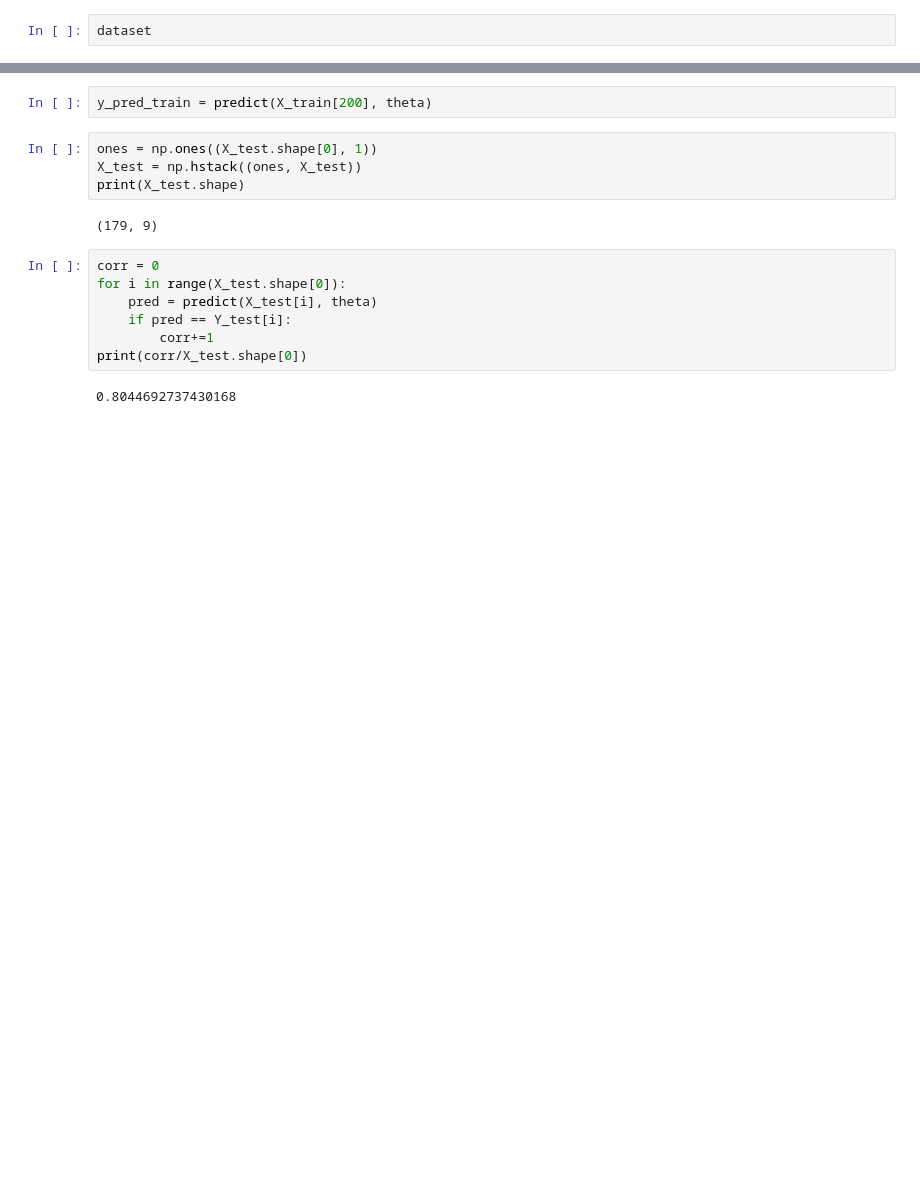
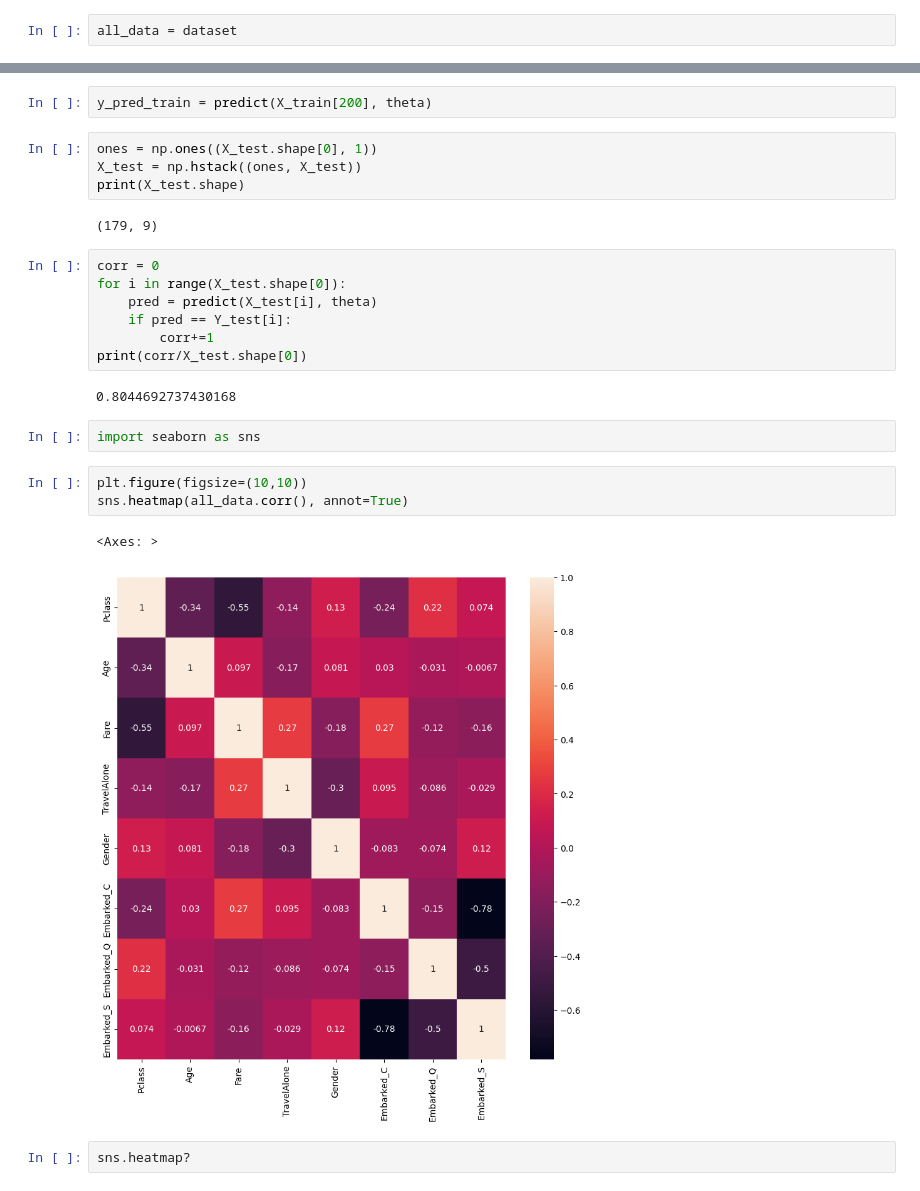
Before and after one commit to Abhijeet399/Data_Science_PP_6_Aug_23, a Jupyter notebook: Machine Learning/Logistic_Regression_Titanic_dataset.ipynb, the cells around one changed output, grey strips where cells are left out. Cells and saved outputs as stored; diff of their text form; blank space fills up the shorter version.

```diff
--- a/Machine Learning/Logistic_Regression_Titanic_dataset.ipynb
+++ b/Machine Learning/Logistic_Regression_Titanic_dataset.ipynb
@@ -189,4 +189,4 @@ dataset = pd.get_dummies(train_df, columns=['Embarked'])
 label = dataset['Survived']
 dataset.drop('Survived', axis=1, inplace=True)
 # %%
-dataset
+all_data = dataset
@@ -372,3 +359,13 @@ for i in range(X_test.shape[0]):
 print(corr/X_test.shape[0])
 # %% [output]
 0.8044692737430168
+# %%
+import seaborn as sns
+# %%
+plt.figure(figsize=(10,10))
+sns.heatmap(all_data.corr(), annot=True)
+# %% [output]
+<Axes: >
+[figure, added]
+# %%
+sns.heatmap?
```
Also changed, not shown: parts of 5 cells of this notebook, 1 other file.
